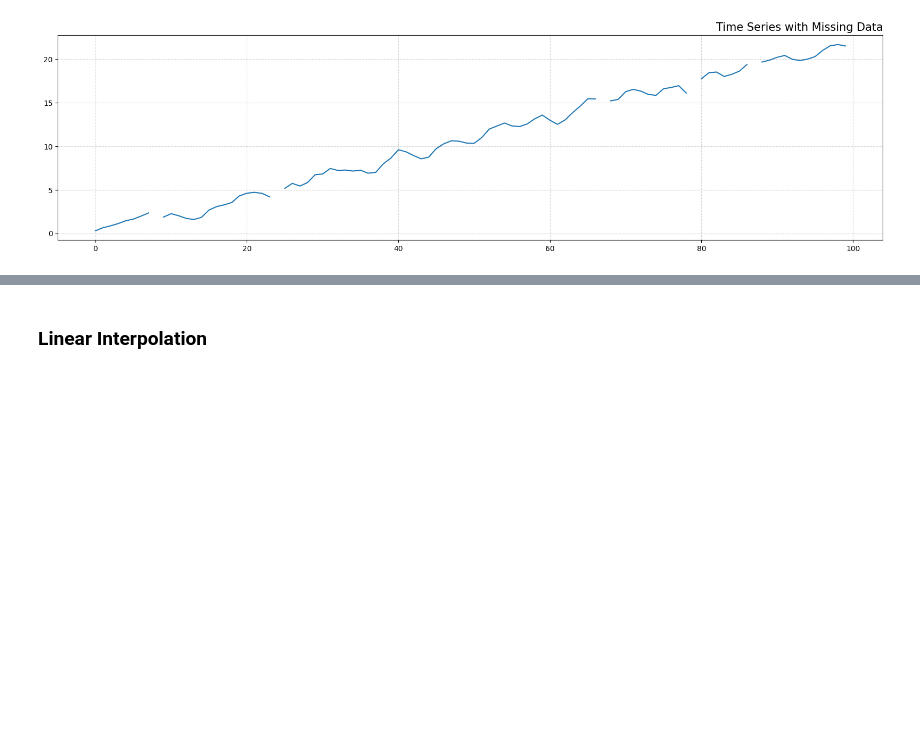
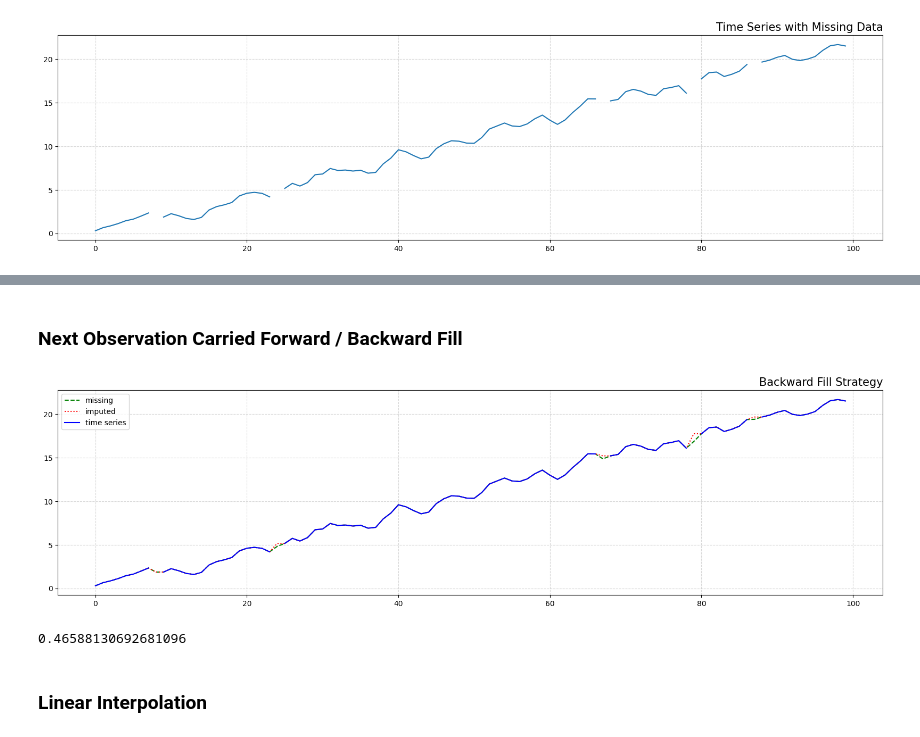
Before and after one commit to talhajamal11/mathematical_modelling, a Jupyter notebook: src/Time Series/interpolation_extrapolation.ipynb, the cells around one changed output, grey strips where cells are left out. Drawn from its saved outputs; the diff is of its cells as text; code cells hidden in the pictures; blank space fills up the shorter version.

```diff
--- a/src/Time Series/interpolation_extrapolation.ipynb
+++ b/src/Time Series/interpolation_extrapolation.ipynb
@@ -93,3 +123,13 @@ def get_rmse(imputed: pd.Series,
+# %% [markdown]
+### Next Observation Carried Forward / Backward Fill
+# %%
+bfill_imputed = missing_time_series.fillna(method='bfill')
+show_imputation(bfill_imputed, title="Backward Fill Strategy")
+bfill_imputed_rmse = get_rmse(bfill_imputed)
+print(bfill_imputed_rmse)
+# %% [output]
+[figure, added]
+0.46588130692681096
 # %% [markdown]
 ### Linear Interpolation
 # %% [markdown]
```
Also changed, not shown: parts of 12 cells of this notebook.
